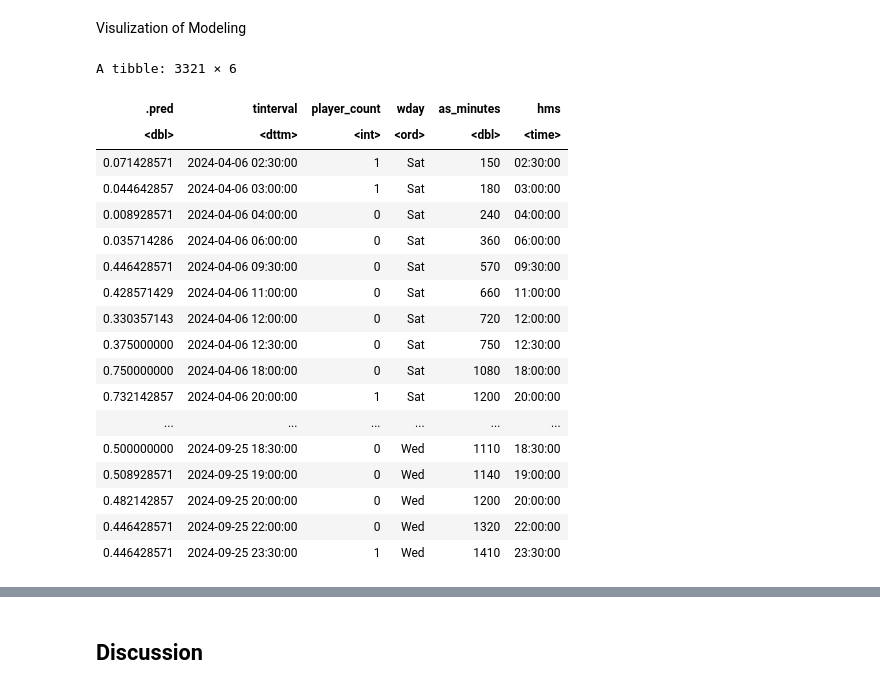
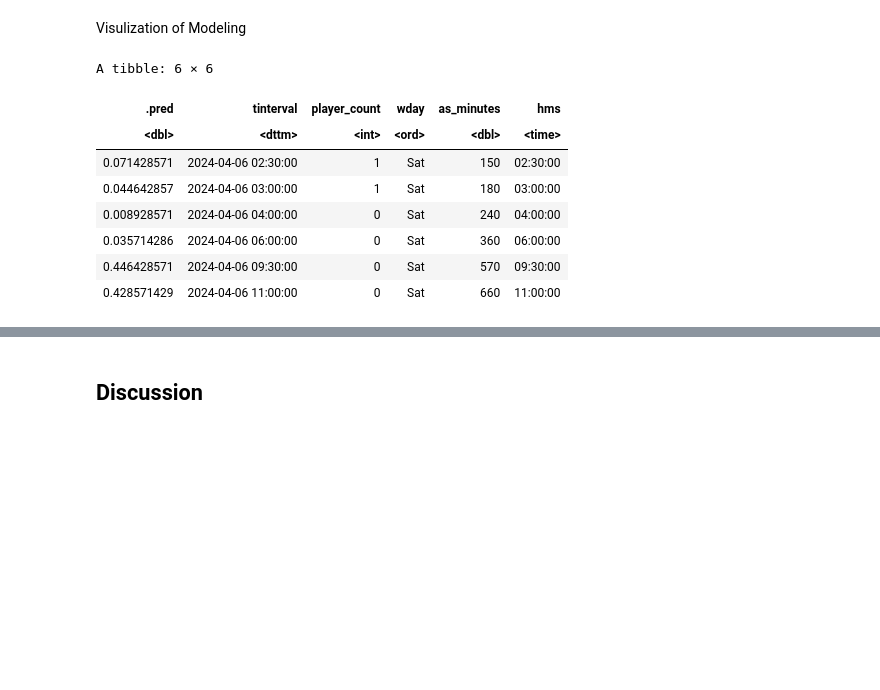
Before and after one commit to ARPBlueSteel/dsci100-project-24w-003-4, a Jupyter notebook: project_report.ipynb, the cells around one changed output, grey strips where cells are left out. Cells and saved outputs as stored; diff of their text form; code cells hidden in the pictures; blank space fills up the shorter version.

```diff
--- a/project_report.ipynb
+++ b/project_report.ipynb
@@ -163,31 +163,21 @@ Visulization of Modeling
 # %%
 # create dataframe with predicted and actual results
 compare_df <- session_fit |>
            predict(sessions_testing) |>
            bind_cols(sessions_testing)|>
             mutate( hms = as_hms(tinterval))|>
      mutate(wday = as_factor(wday(tinterval, label = TRUE)))
 
-compare_df
+head(compare_df)
 # %% [output]
-A tibble: 3321 × 6
+A tibble: 6 × 6
 | .pred | tinterval | player_count | wday | as_minutes | hms |
 | <dbl> | <dttm> | <int> | <ord> | <dbl> | <time> |
 | 0.071428571 | 2024-04-06 02:30:00 | 1 | Sat | 150 | 02:30:00 |
 | 0.044642857 | 2024-04-06 03:00:00 | 1 | Sat | 180 | 03:00:00 |
 | 0.008928571 | 2024-04-06 04:00:00 | 0 | Sat | 240 | 04:00:00 |
 | 0.035714286 | 2024-04-06 06:00:00 | 0 | Sat | 360 | 06:00:00 |
 | 0.446428571 | 2024-04-06 09:30:00 | 0 | Sat | 570 | 09:30:00 |
 | 0.428571429 | 2024-04-06 11:00:00 | 0 | Sat | 660 | 11:00:00 |
-| 0.330357143 | 2024-04-06 12:00:00 | 0 | Sat | 720 | 12:00:00 |
-| 0.375000000 | 2024-04-06 12:30:00 | 0 | Sat | 750 | 12:30:00 |
-| 0.750000000 | 2024-04-06 18:00:00 | 0 | Sat | 1080 | 18:00:00 |
-| 0.732142857 | 2024-04-06 20:00:00 | 1 | Sat | 1200 | 20:00:00 |
-| ... | ... | ... | ... | ... | ... |
-| 0.500000000 | 2024-09-25 18:30:00 | 0 | Wed | 1110 | 18:30:00 |
-| 0.508928571 | 2024-09-25 19:00:00 | 0 | Wed | 1140 | 19:00:00 |
-| 0.482142857 | 2024-09-25 20:00:00 | 0 | Wed | 1200 | 20:00:00 |
-| 0.446428571 | 2024-09-25 22:00:00 | 0 | Wed | 1320 | 22:00:00 |
-| 0.446428571 | 2024-09-25 23:30:00 | 1 | Wed | 1410 | 23:30:00 |
 # %%
 # plot 1
```
Also changed, not shown: parts of 3 cells of this notebook.
